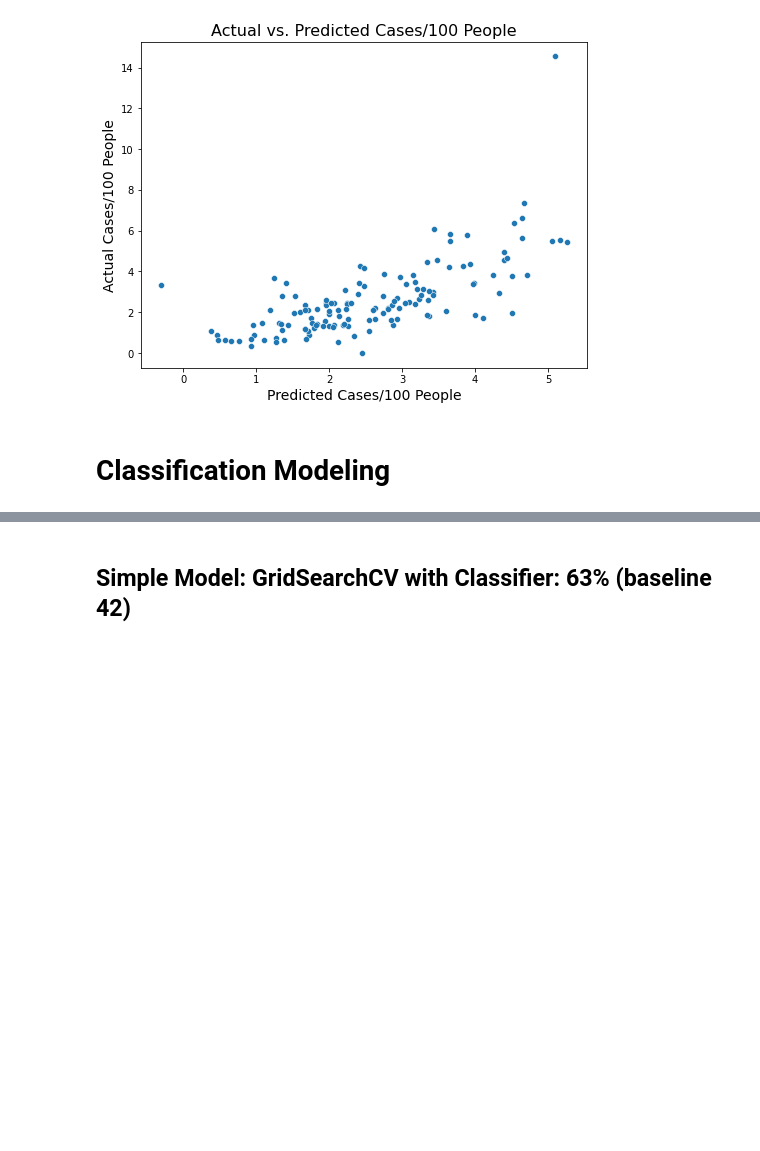
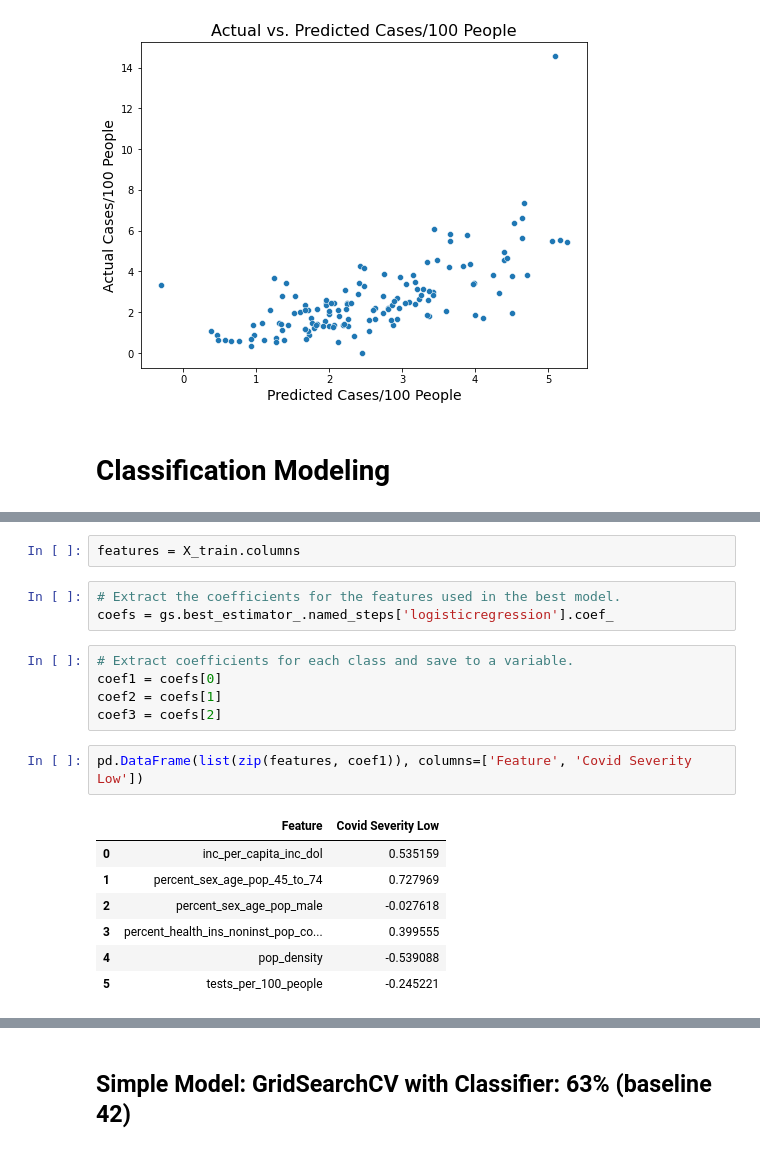
Before and after one commit to cxclark/covid19-analysis, a Jupyter notebook: code/06_modeling_5_states.ipynb, the cells around one changed output, grey strips where cells are left out. Cells and saved outputs as stored; diff of their text form; blank space fills up the shorter version.

Commit message:
demo classifier model

```diff
--- a/code/06_modeling_5_states.ipynb
+++ b/code/06_modeling_5_states.ipynb
@@ -313,0 +403,20 @@ plt.ylabel('Actual Cases/100 People', fontsize=14);
+# %%
+features = X_train.columns
+# %%
+# Extract the coefficients for the features used in the best model.
+coefs = gs.best_estimator_.named_steps['logisticregression'].coef_
+# %%
+# Extract coefficients for each class and save to a variable.
+coef1 = coefs[0]
+coef2 = coefs[1]
+coef3 = coefs[2]
+# %%
+pd.DataFrame(list(zip(features, coef1)), columns=['Feature', 'Covid Severity Low'])
+# %% [output]
+|  | Feature | Covid Severity Low |
+| 0 | inc_per_capita_inc_dol | 0.535159 |
+| 1 | percent_sex_age_pop_45_to_74 | 0.727969 |
+| 2 | percent_sex_age_pop_male | -0.027618 |
+| 3 | percent_health_ins_noninst_pop_co... | 0.399555 |
+| 4 | pop_density | -0.539088 |
+| 5 | tests_per_100_people | -0.245221 |
```
Also changed, not shown: parts of 13 cells of this notebook, 1 other file.
